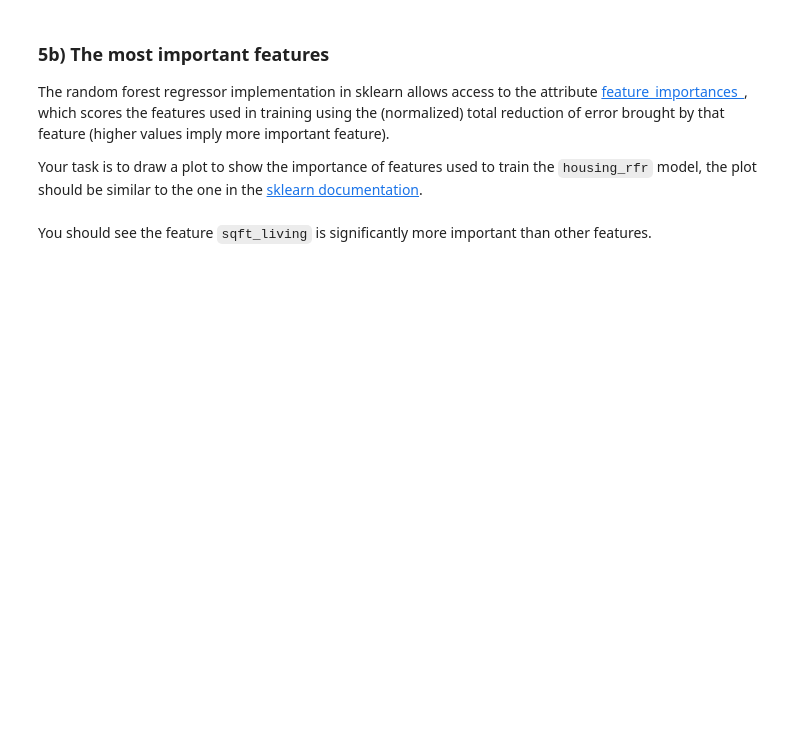
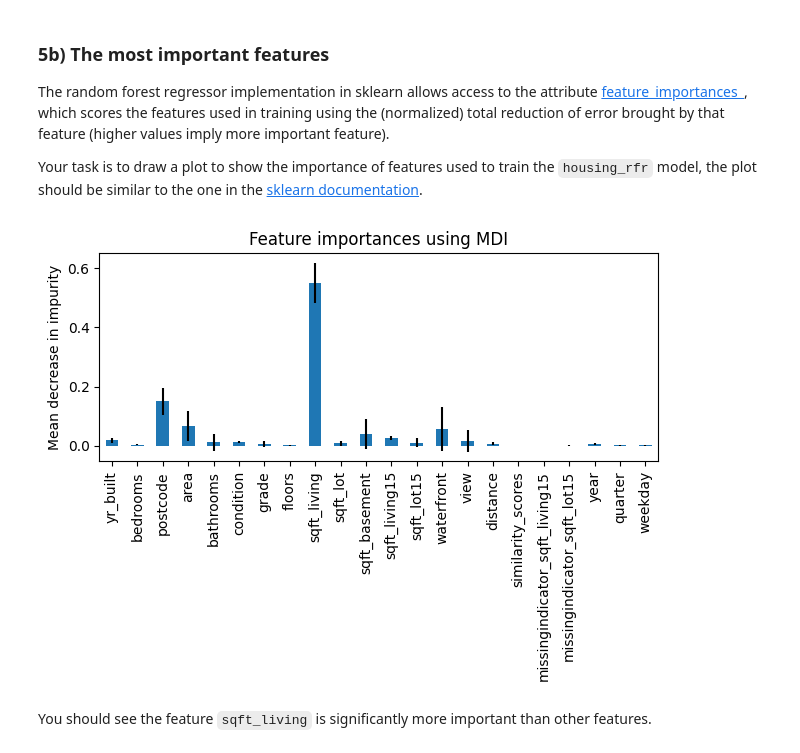
Before and after one commit to ZiHAO-LI-cmd/DATA11008--MLSys, a Jupyter notebook: week2_tutorials_assignments/week2_assignments/week2_assignment.ipynb, the cells around one changed output. Drawn from its saved outputs; the diff is of its cells as text; code cells hidden in the pictures; blank space fills up the shorter version.

```diff
--- a/week2_tutorials_assignments/week2_assignments/week2_assignment.ipynb
+++ b/week2_tutorials_assignments/week2_assignments/week2_assignment.ipynb
@@ -1128,13 +1324,27 @@ r2_score_basic = 0
 r2_score = 0
 
 ### START CODE HERE
-X_train_basic, y_train_basic = None
-X_test_basic, y_test_basic = None
+X_train_basic, y_train_basic = separate_X_and_y(train_df, 'price')
+X_test_basic, y_test_basic = separate_X_and_y(test_df, 'price')
 
-X_train = None
-y_train = None
-X_test = None
-y_test = None
+X_train_basic.drop(columns=removed_columns, inplace=True, errors='ignore')
+X_test_basic.drop(columns=removed_columns, inplace=True, errors='ignore')
+
+X_train = pd.read_parquet(housing_train_x_path)
+y_train = pd.read_csv(housing_train_y_path)
+X_test = pd.read_parquet(housing_test_x_path)
+y_test = pd.read_csv(housing_test_y_path)
+
+y_train = y_train.iloc[:, 0]
+y_test = y_test.iloc[:, 0]
+
+from sklearn.metrics import r2_score as r2_score_function
+
+housing_rfr_basic.fit(X_train_basic, y_train_basic)
+r2_score_basic = r2_score_function(y_test_basic, housing_rfr_basic.predict(X_test_basic))
+
+housing_rfr.fit(X_train, y_train)
+r2_score = r2_score_function(y_test, housing_rfr.predict(X_test))
 
 ### END CODE HERE
 
@@ -1152,3 +1361,20 @@ Your task is to draw a plot to show the importance of features used to train the
+# %%
+### BEGIN SOLUTION
+importances = housing_rfr.feature_importances_
+std = np.std([tree.feature_importances_ for tree in housing_rfr.estimators_], axis=0)
+
+forest_importances = pd.Series(importances, index=X_train.columns)
+
+
+fig, ax = plt.subplots()
+forest_importances.plot.bar(yerr=std, ax=ax)
+ax.set_title("Feature importances using MDI")
+ax.set_ylabel("Mean decrease in impurity")
+fig.tight_layout()
+
+### END SOLUTION
+# %% [output]
+[figure, added]
 # %% [markdown]
 You should see the feature `sqft_living` is significantly more important than other features.
 # %% [markdown]
```
Also changed, not shown: parts of 26 cells of this notebook, 33 other files.
